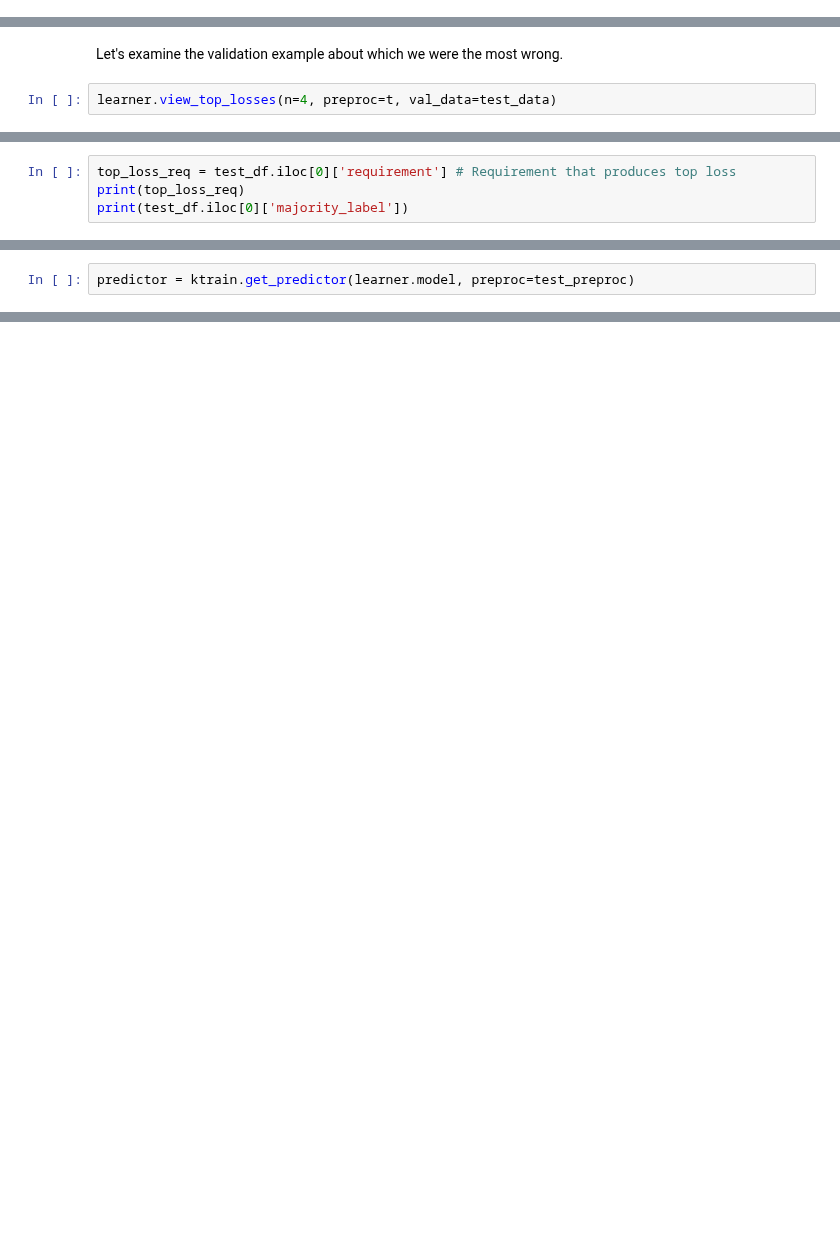
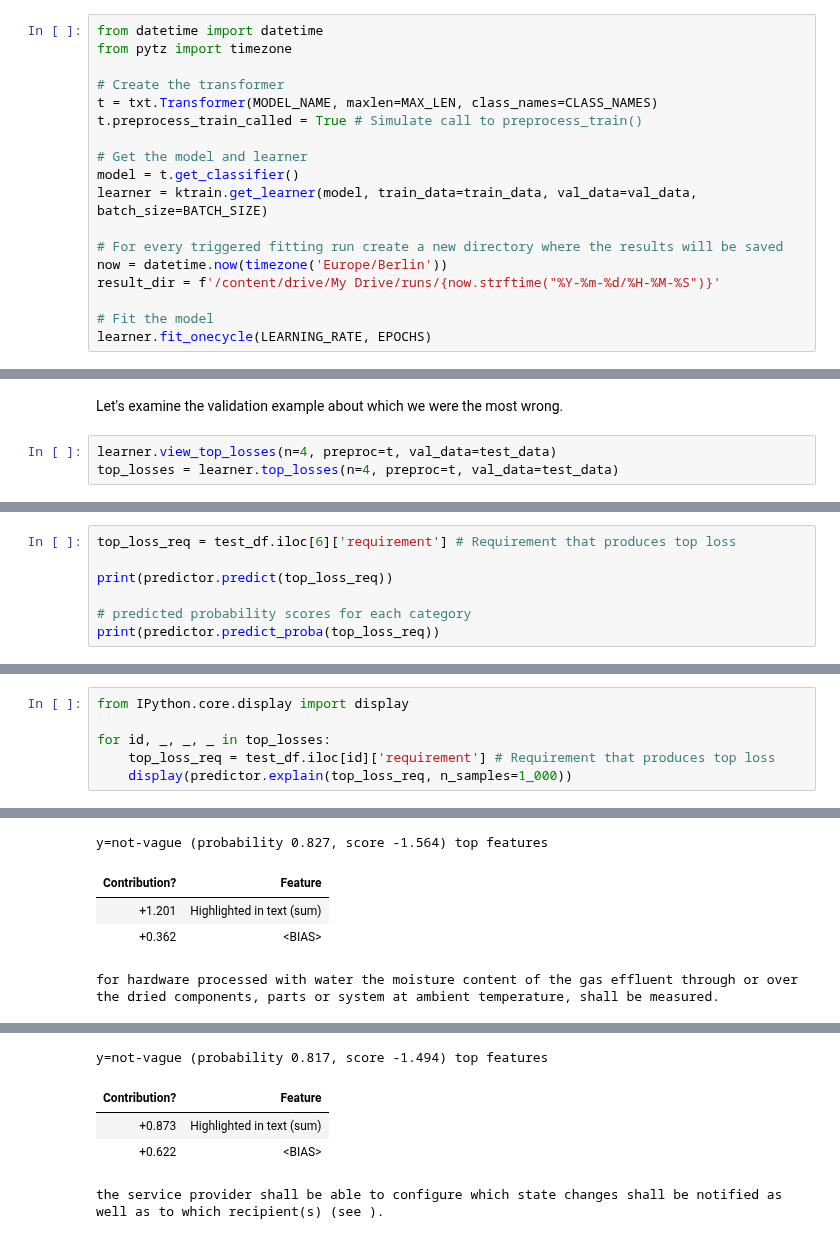
Before and after one commit to HaaLeo/vague-requirements-scripts, a Jupyter notebook: colab-notebooks/BERT.ipynb, the cells around one changed output, grey strips where cells are left out. Cells and saved outputs as stored; diff of their text form; blank space fills up the shorter version.

Commit message:
Implement saving and highlighting of losses

```diff
--- a/colab-notebooks/BERT.ipynb
+++ b/colab-notebooks/BERT.ipynb
@@ -260,0 +209,18 @@ Epoch 4/4
+# %%
+from datetime import datetime
+from pytz import timezone
+
+# Create the transformer
+t = txt.Transformer(MODEL_NAME, maxlen=MAX_LEN, class_names=CLASS_NAMES)
+t.preprocess_train_called = True # Simulate call to preprocess_train()
+
+# Get the model and learner
+model = t.get_classifier()
+learner = ktrain.get_learner(model, train_data=train_data, val_data=val_data, batch_size=BATCH_SIZE)
+
+# For every triggered fitting run create a new directory where the results will be saved
+now = datetime.now(timezone('Europe/Berlin'))
+result_dir = f'/content/drive/My Drive/runs/{now.strftime("%Y-%m-%d/%H-%M-%S")}'
+
+# Fit the model
+learner.fit_onecycle(LEARNING_RATE, EPOCHS)
@@ -277,5 +324,6 @@ weighted avg       0.60      0.77      0.67        22
 Let's examine the validation example about which we were the most wrong.
 # %%
 learner.view_top_losses(n=4, preproc=t, val_data=test_data)
+top_losses = learner.top_losses(n=4, preproc=t, val_data=test_data)
 # %% [output]
 ----------
@@ -292,5 +342,8 @@ id:11 | loss:1.34 | true:vague | pred:not-vague)
 # %%
-top_loss_req = test_df.iloc[0]['requirement'] # Requirement that produces top loss
-print(top_loss_req)
-print(test_df.iloc[0]['majority_label'])
+top_loss_req = test_df.iloc[6]['requirement'] # Requirement that produces top loss
+
+print(predictor.predict(top_loss_req))
+
+# predicted probability scores for each category
+print(predictor.predict_proba(top_loss_req))
 # %% [output]
@@ -351,2 +353,0 @@ with open(f'/content/drive/My Drive/runs/{result_file_name}', mode='w', encoding
-# %%
-predictor = ktrain.get_predictor(learner.model, preproc=test_preproc)
@@ -381,0 +356,7 @@ for hardware processed with water the moisture content of the gas effluent throu
+# %%
+from IPython.core.display import display
+
+for id, _, _, _ in top_losses:
+    top_loss_req = test_df.iloc[id]['requirement'] # Requirement that produces top loss
+    display(predictor.explain(top_loss_req, n_samples=1_000))
+# %% [output]
@@ -381,0 +365,5 @@ for hardware processed with water the moisture content of the gas effluent throu
+y=not-vague (probability 0.827, score -1.564) top features
+| Contribution? | Feature |
+| +1.201 | Highlighted in text (sum) |
+| +0.362 | <BIAS> |
+for hardware processed with water the moisture content of the gas effluent through or over the dried components, parts or system at ambient temperature, shall be measured.
@@ -381,0 +372,5 @@ for hardware processed with water the moisture content of the gas effluent throu
+y=not-vague (probability 0.817, score -1.494) top features
+| Contribution? | Feature |
+| +0.873 | Highlighted in text (sum) |
+| +0.622 | <BIAS> |
+the service provider shall be able to configure which state changes shall be notified as well as to which recipient(s) (see ).
```
Also changed, not shown: parts of 32 cells of this notebook.
